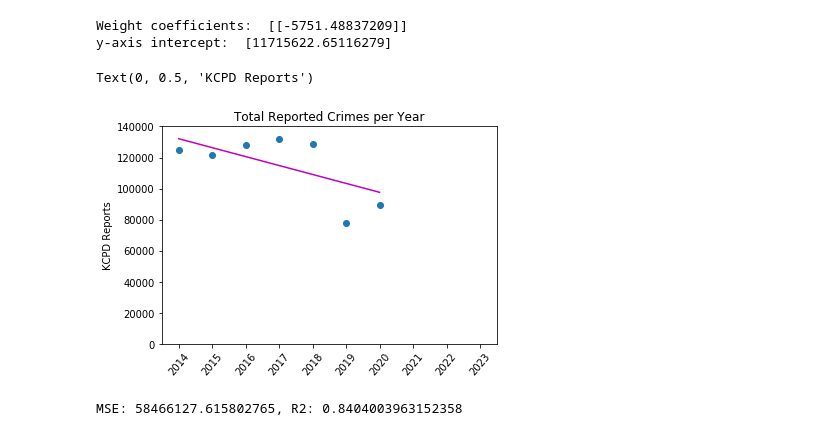
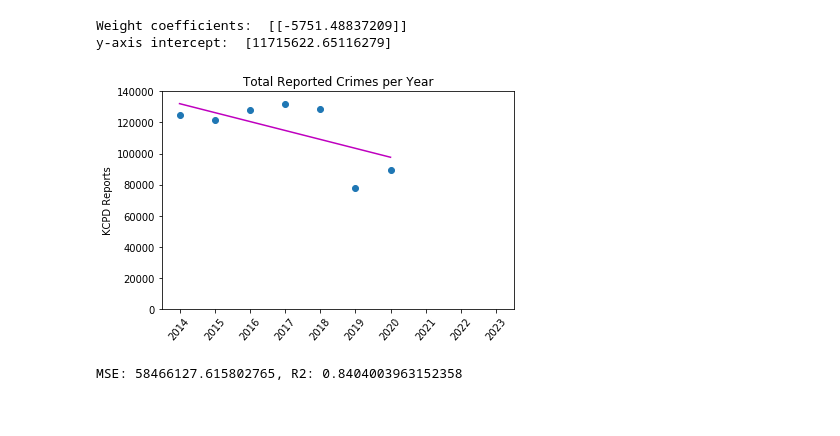
Before and after one commit to sarah-martin/KC_Crime_Predictive_Analysis, a Jupyter notebook: Linear_Models.ipynb, the cells around one changed output. Drawn from its saved outputs; the diff is of its cells as text; code cells hidden in the pictures.

```diff
--- a/Linear_Models.ipynb
+++ b/Linear_Models.ipynb
@@ -108,16 +108,17 @@ yc_max = crime_model.predict(xc_max)
 # %%
 labels=[2014,2015,2016,2017,2018,2019,2020,2021,2022,2023]
 
 plt.scatter(Xc, yc)
 plt.plot([xc_min[0], xc_max[0]], [yc_min[0], yc_max[0]], c='m')
 plt.ylim(0,140000)
 plt.xlim(2013.5,2023.5)
 plt.xticks(labels, rotation =50)
 plt.title('Total Reported Crimes per Year')
 plt.ylabel('KCPD Reports')
+plt.tight_layout()
+plt.savefig('outputs/TC_linear')
 # %% [output]
-Text(0, 0.5, 'KCPD Reports')
-[figure, old version]
+[figure, new version]
 # %%
 # Used X_test_scaled, y_test_scaled, and model.predict(X_test_scaled) to calculate MSE and R2
 crime_predictions = crime_model.predict(Xc_test)
```
Also changed, not shown: parts of 8 cells of this notebook, 7 other files.
